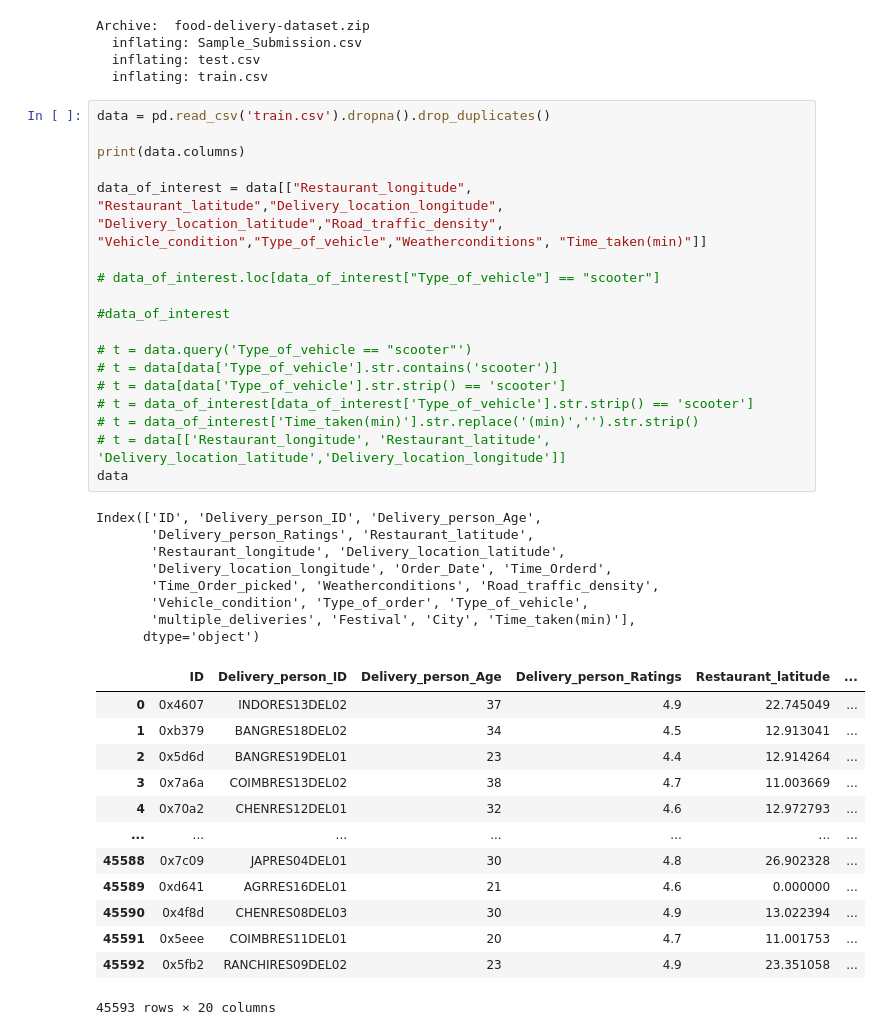
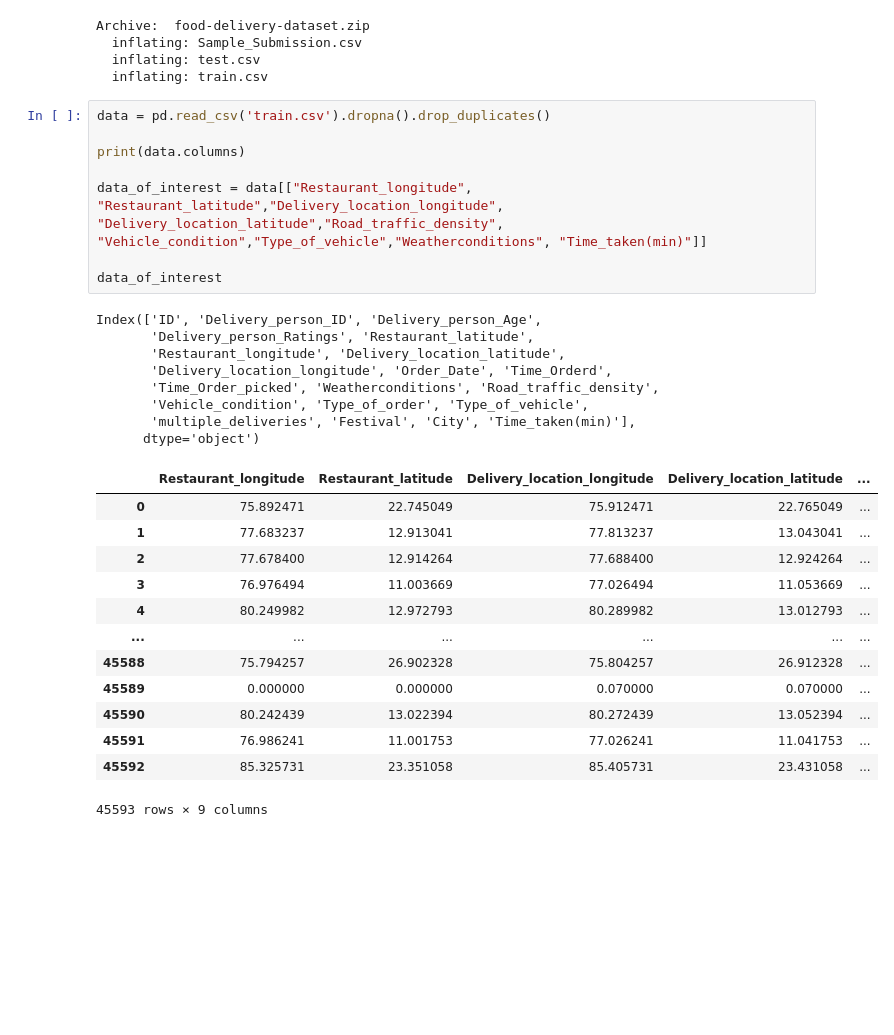
Before and after one commit to markat1/PrepVector_ML_group1, a Jupyter notebook: notebooks/Uber.ETA/uber.ETA.ipynb, the cells around one changed output. Cells and saved outputs as stored; diff of their text form; blank space fills up the shorter version.

```diff
--- a/notebooks/Uber.ETA/uber.ETA.ipynb
+++ b/notebooks/Uber.ETA/uber.ETA.ipynb
@@ -17,43 +17,33 @@ Archive:  food-delivery-dataset.zip
 # %%
 data = pd.read_csv('train.csv').dropna().drop_duplicates()
 
 print(data.columns)
 
 data_of_interest = data[["Restaurant_longitude", "Restaurant_latitude","Delivery_location_longitude", "Delivery_location_latitude","Road_traffic_density", "Vehicle_condition","Type_of_vehicle","Weatherconditions", "Time_taken(min)"]]
 
-# data_of_interest.loc[data_of_interest["Type_of_vehicle"] == "scooter"]
-
-#data_of_interest
-
-# t = data.query('Type_of_vehicle == "scooter"')
-# t = data[data['Type_of_vehicle'].str.contains('scooter')]
-# t = data[data['Type_of_vehicle'].str.strip() == 'scooter']
-# t = data_of_interest[data_of_interest['Type_of_vehicle'].str.strip() == 'scooter']
-# t = data_of_interest['Time_taken(min)'].str.replace('(min)','').str.strip()
-# t = data[['Restaurant_longitude', 'Restaurant_latitude', 'Delivery_location_latitude','Delivery_location_longitude']]
-data
+data_of_interest
 # %% [output]
 Index(['ID', 'Delivery_person_ID', 'Delivery_person_Age',
        'Delivery_person_Ratings', 'Restaurant_latitude',
        'Restaurant_longitude', 'Delivery_location_latitude',
        'Delivery_location_longitude', 'Order_Date', 'Time_Orderd',
        'Time_Order_picked', 'Weatherconditions', 'Road_traffic_density',
        'Vehicle_condition', 'Type_of_order', 'Type_of_vehicle',
        'multiple_deliveries', 'Festival', 'City', 'Time_taken(min)'],
       dtype='object')
-|  | ID | Delivery_person_ID | Delivery_person_Age | Delivery_person_Ratings | Restaurant_latitude | ... |
-| 0 | 0x4607 | INDORES13DEL02 | 37 | 4.9 | 22.745049 | ... |
-| 1 | 0xb379 | BANGRES18DEL02 | 34 | 4.5 | 12.913041 | ... |
-| 2 | 0x5d6d | BANGRES19DEL01 | 23 | 4.4 | 12.914264 | ... |
-| 3 | 0x7a6a | COIMBRES13DEL02 | 38 | 4.7 | 11.003669 | ... |
-| 4 | 0x70a2 | CHENRES12DEL01 | 32 | 4.6 | 12.972793 | ... |
-| ... | ... | ... | ... | ... | ... | ... |
-| 45588 | 0x7c09 | JAPRES04DEL01 | 30 | 4.8 | 26.902328 | ... |
-| 45589 | 0xd641 | AGRRES16DEL01 | 21 | 4.6 | 0.000000 | ... |
-| 45590 | 0x4f8d | CHENRES08DEL03 | 30 | 4.9 | 13.022394 | ... |
-| 45591 | 0x5eee | COIMBRES11DEL01 | 20 | 4.7 | 11.001753 | ... |
-| 45592 | 0x5fb2 | RANCHIRES09DEL02 | 23 | 4.9 | 23.351058 | ... |
+|  | Restaurant_longitude | Restaurant_latitude | Delivery_location_longitude | Delivery_location_latitude | ... |
+| 0 | 75.892471 | 22.745049 | 75.912471 | 22.765049 | ... |
+| 1 | 77.683237 | 12.913041 | 77.813237 | 13.043041 | ... |
+| 2 | 77.678400 | 12.914264 | 77.688400 | 12.924264 | ... |
+| 3 | 76.976494 | 11.003669 | 77.026494 | 11.053669 | ... |
+| 4 | 80.249982 | 12.972793 | 80.289982 | 13.012793 | ... |
+| ... | ... | ... | ... | ... | ... |
+| 45588 | 75.794257 | 26.902328 | 75.804257 | 26.912328 | ... |
+| 45589 | 0.000000 | 0.000000 | 0.070000 | 0.070000 | ... |
+| 45590 | 80.242439 | 13.022394 | 80.272439 | 13.052394 | ... |
+| 45591 | 76.986241 | 11.001753 | 77.026241 | 11.041753 | ... |
+| 45592 | 85.325731 | 23.351058 | 85.405731 | 23.431058 | ... |
-45593 rows × 20 columns
+45593 rows × 9 columns
 # %%
 def calc_dist_with_haversine(coord1: object, coord2: object):
 
```
Also changed, not shown: parts of 6 cells of this notebook.
